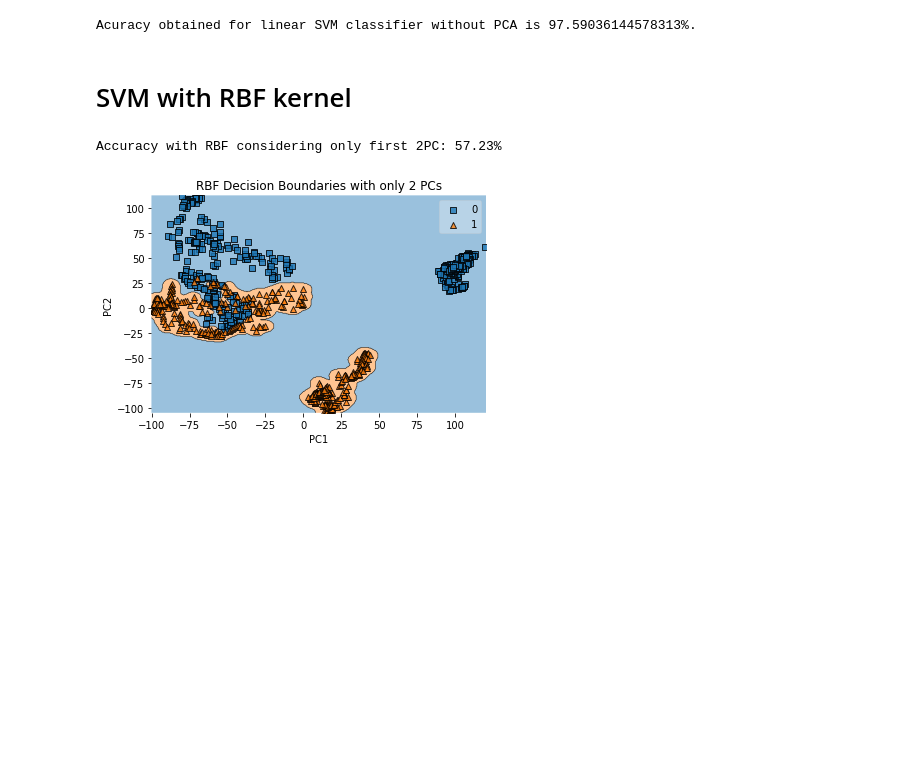
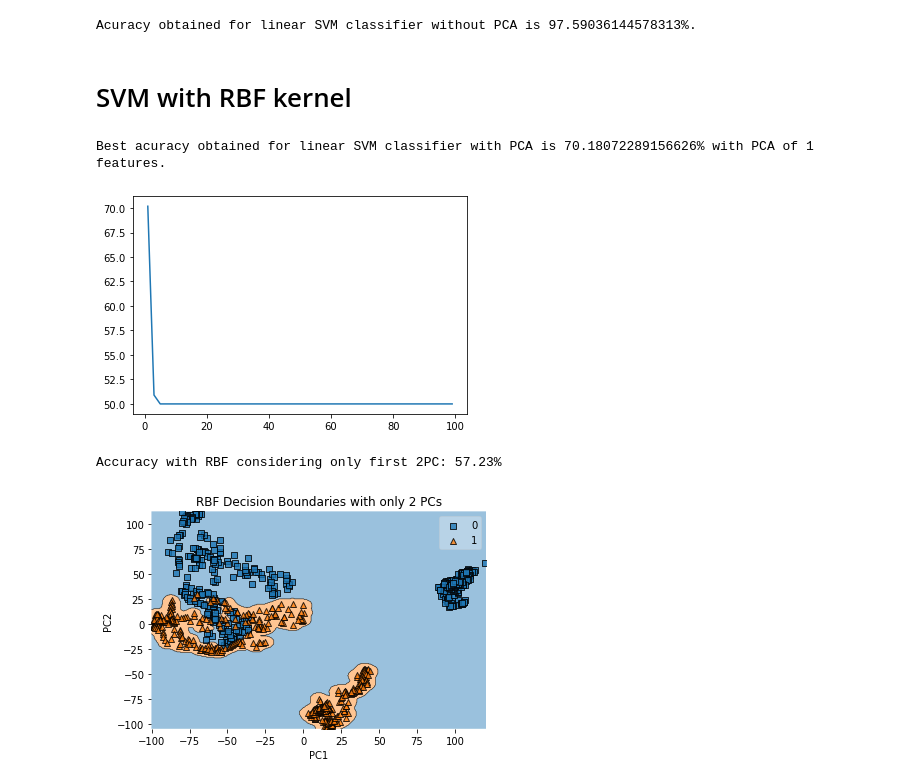
Before and after one commit to youssefg7/Fruit-Classifier, a Jupyter notebook: Project grayscale.ipynb, the cells around one changed output. Cells and saved outputs as stored; diff of their text form; code cells hidden in the pictures; blank space fills up the shorter version.

```diff
--- a/Project grayscale.ipynb
+++ b/Project grayscale.ipynb
@@ -233,28 +267,31 @@ Acuracy obtained for linear SVM classifier without PCA is 97.59036144578313%.
 # %%
 x_graph = list(range(1,100,2))
 y_graph = []
 max_accuracy = max_accuracy_pc = 0
 for i in x_graph:
     # PCA
     pca, train_pc = performPCA(i, X_train)
     pca, test_pc = performPCA(i, X_test)
 
     # SVM train
-    svm = SVC(gamma='auto', kernel="rbf", probability=True) # Probability = True, enables 5-fold cross validation.
+    svm = SVC(gamma=0.08, kernel="rbf", probability=True) # Probability = True, enables 5-fold cross validation.
     svm.fit(train_pc, training_labels)
 
     # SVM test
     y_pred=svm.predict(test_pc)
     precision = metrics.accuracy_score(y_pred, test_labels) * 100
     y_graph.append(precision)
     if precision > max_accuracy:
         max_accuracy = precision
         max_accuracy_pc = i
 
 print(f"Best acuracy obtained for linear SVM classifier with PCA is {max_accuracy}% with PCA of {max_accuracy_pc} features.")
 
 plt.plot(x_graph,y_graph)
 plt.show()
+# %% [output]
+Best acuracy obtained for linear SVM classifier with PCA is 70.18072289156626% with PCA of 1 features.
+[figure, added]
 # %%
 76.80723
 # %%
```
Also changed, not shown: parts of 5 cells of this notebook.
